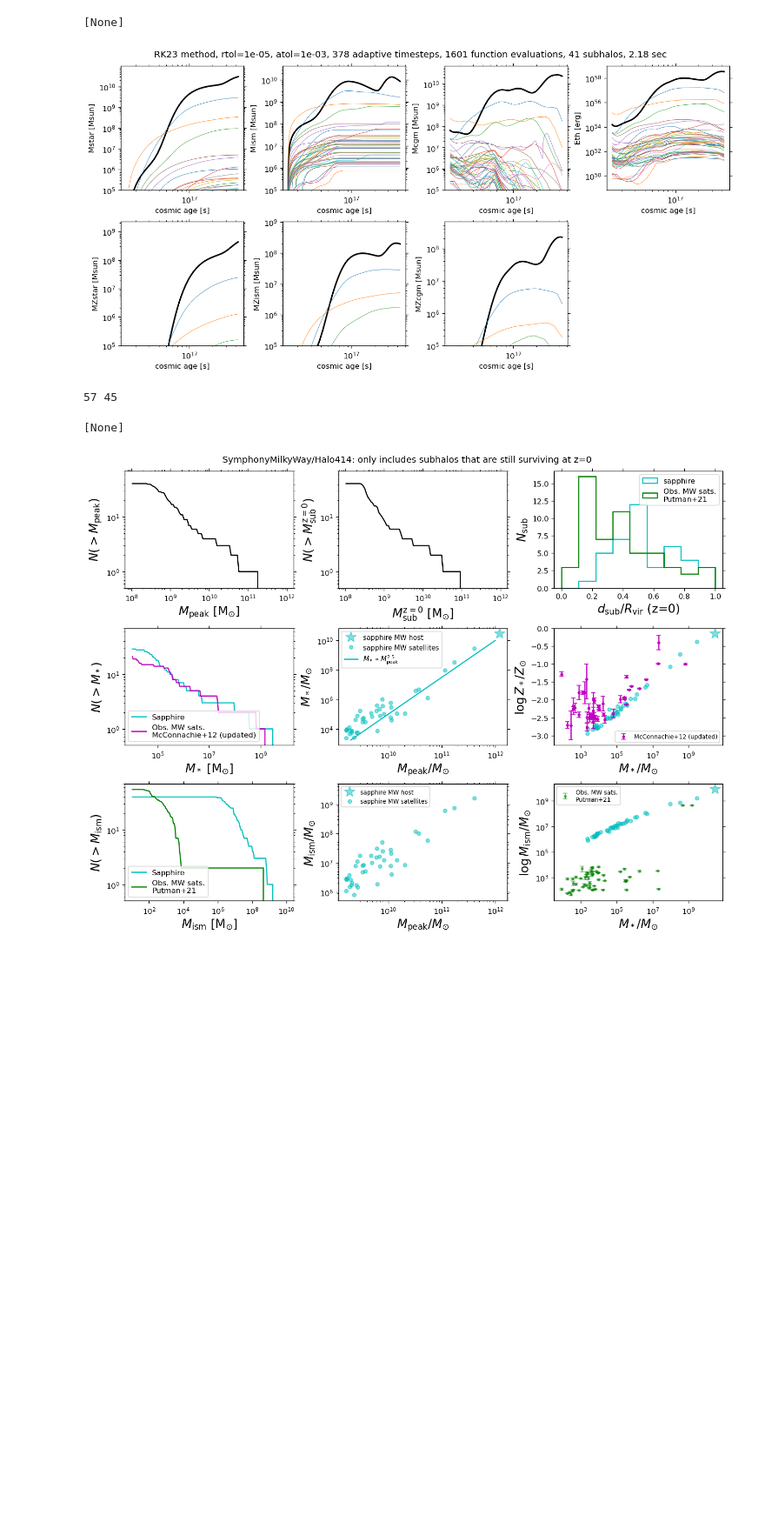
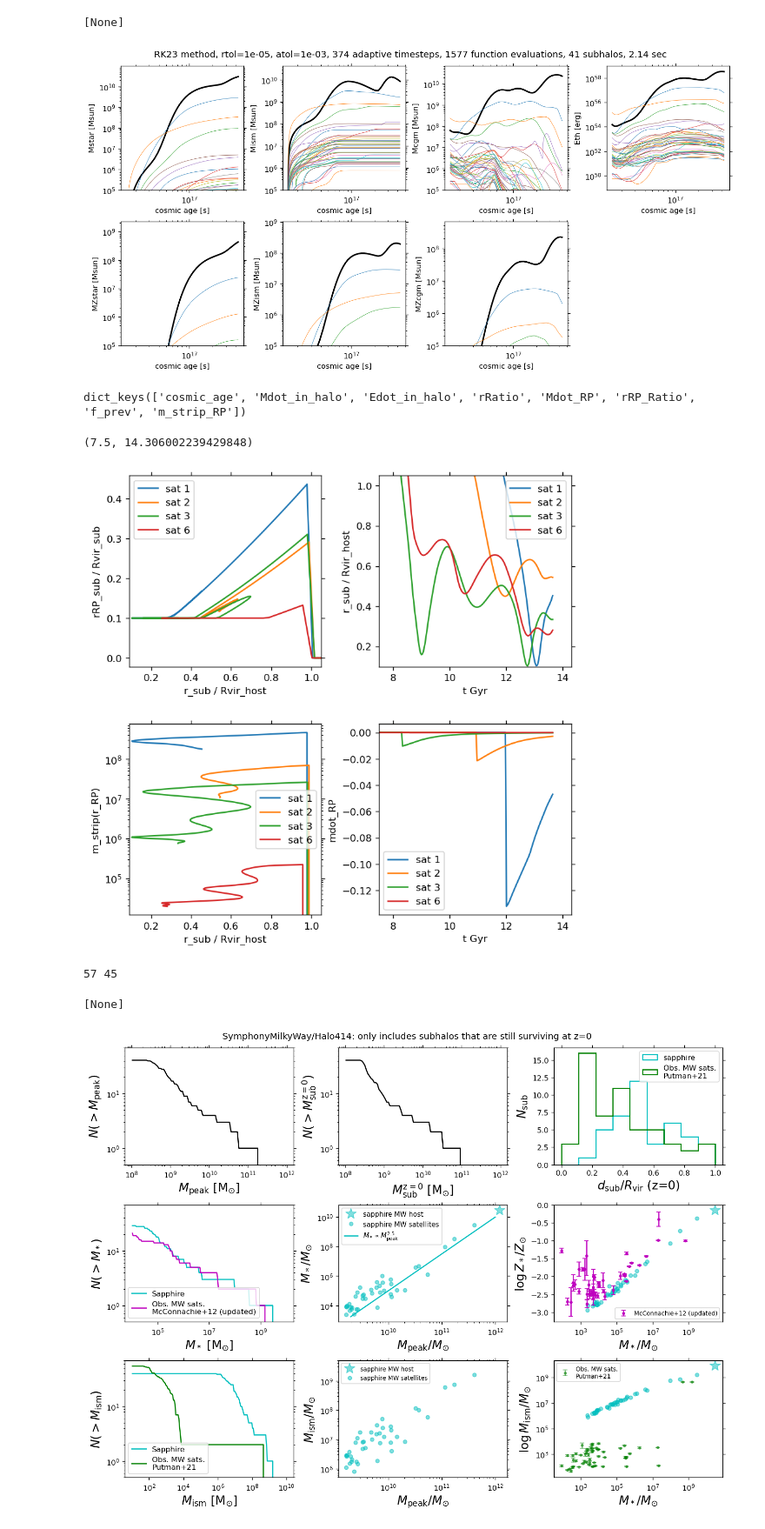
Before and after one commit to virajpandya/sapphire, a Jupyter notebook: dev/solve_ivp_symphony.ipynb, the cells around one changed output. Shown at 87% size. Drawn from its saved outputs; the diff is of its cells as text; code cells hidden in the pictures; blank space fills up the shorter version.

```diff
--- a/dev/solve_ivp_symphony.ipynb
+++ b/dev/solve_ivp_symphony.ipynb
@@ -1458,6 +1411,64 @@ def cosmic_evolution(sol):
 # %% [output]
 [None]
 [figure]
+# %%
+dense_sol = sol_arr[0].sol(t_eval)
+
+# set up output times at which to return dense_output -- let's say we want 1000 points between t_init and t_final
+t_eval = logt_eval #  np.linspace(t_init,t_final,1000)
+
+# first update parameters dict to return everything
+parameters.update(return_all=True)
+
+# # store the output dict for each set of [time,state_variables] in the sol object
+out_dicts = [integrator(logt_eval[tsol], dense_sol[:, tsol], parameters, interp_redshift, tree_interpolators, zmerge, zstart) for tsol in range(len(t_eval))]
+# # use dict comprehension to combine all dicts so I have a list of each property vs time
+comb_dict = {key: [d.get(key) for d in out_dicts] for key in set(out_dicts[0].keys())}
+
+# finally revert parameters dict to set return_all back to False just in case...
+parameters.update(return_all=False)
+# %%
+comb_dict.keys() # ['rRP_Ratio']
+# %% [output]
+dict_keys(['cosmic_age', 'Mdot_in_halo', 'Edot_in_halo', 'rRatio', 'Mdot_RP', 'rRP_Ratio', 'f_prev', 'm_strip_RP'])
+# %%
+fig, axes = plt.subplots(2, 2, figsize=(8, 8))
+plt.subplots_adjust(wspace=0.3, hspace = 0.3 )
+
+#plt.plot(comb_dict['cosmic_age'], [comb_dict['rRatio'][i][1] for i in range(len(comb_dict['cosmic_age']))])
+for j in [1, 2, 3, 6]:
+    axes[0][0].plot([comb_dict['rRatio'][i][j] for i in range(len(comb_dict['cosmic_age']))],
+             [comb_dict['rRP_Ratio'][i][j] for i in range(len(comb_dict['cosmic_age']))], label='sat {}'.format(j))
+    axes[1][0].plot([comb_dict['rRatio'][i][j] for i in range(len(comb_dict['cosmic_age']))],
+             [comb_dict['m_strip_RP'][i][j] for i in range(len(comb_dict['cosmic_age']))], label='sat {}'.format(j))
+    axes[1][1].plot(comb_dict['cosmic_age'],
+             [comb_dict['Mdot_RP'][i][j] for i in range(len(comb_dict['cosmic_age']))], label='sat {}'.format(j))
+    axes[0][1].plot(comb_dict['cosmic_age'],
+             [comb_dict['rRatio'][i][j] for i in range(len(comb_dict['cosmic_age']))], label='sat {}'.format(j))
+
+[axes[j][0].set_xlim(0.9e-1, 1.05) for j in range(0, 2)]
+axes[0][0].set_xlabel('r_sub / Rvir_host')
+axes[0][0].set_ylabel('rRP_sub / Rvir_sub')
+axes[0][0].legend()
+
+axes[1][0].set_yscale('log')
+axes[1][0].set_ylabel('m_strip(r_RP)')
+axes[1][0].set_xlabel('r_sub / Rvir_host')
+axes[1][0].legend()
+
+axes[1][1].set_ylabel('mdot_RP')
+axes[1][1].set_xlabel('t Gyr')
+axes[1][1].legend()
+axes[1][1].set_xlim(left=7.5)
+
+axes[0][1].set_ylabel('r_sub / Rvir_host')
+axes[0][1].set_xlabel('t Gyr')
+axes[0][1].legend()
+axes[0][1].set_ylim(1e-1, 1.05)
+axes[0][1].set_xlim(left=7.5)
+# %% [output]
+(7.5, 14.306002239429848)
+[figure, added]
 # %%
 # Halo occupation fraction
 # cannot do this until we model also disrupted/merged halos ???
```
Also changed, not shown: parts of 2 cells of this notebook.
